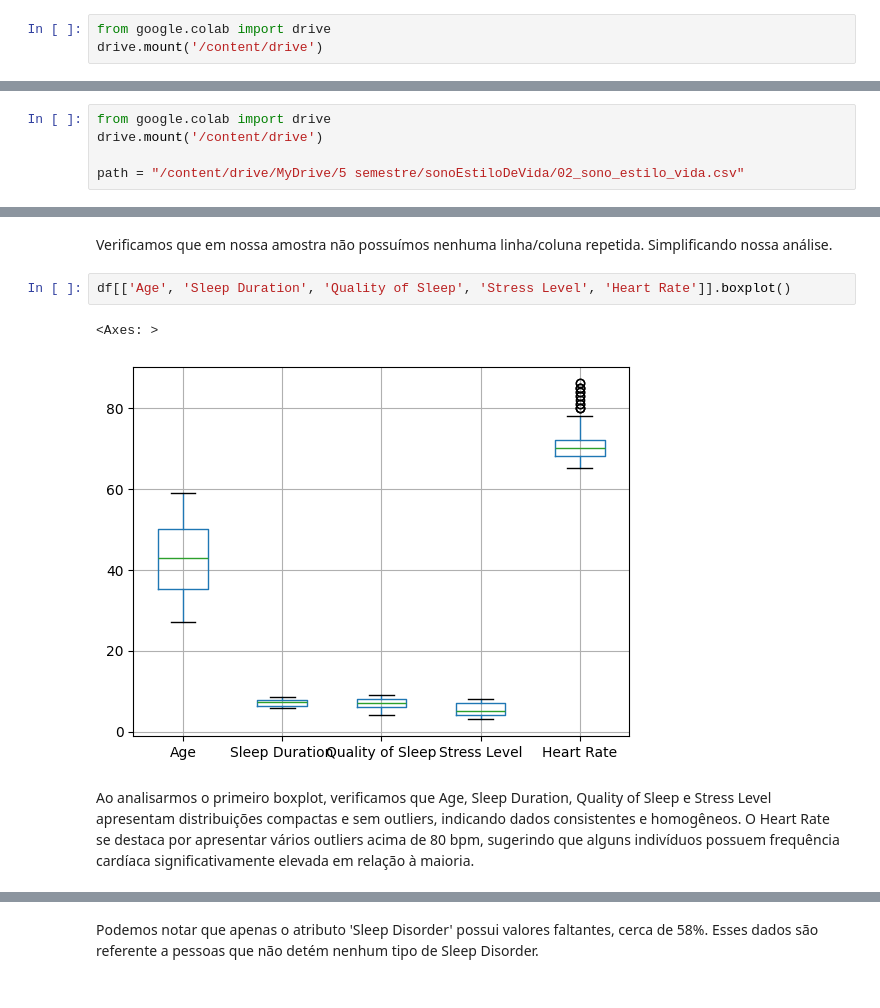
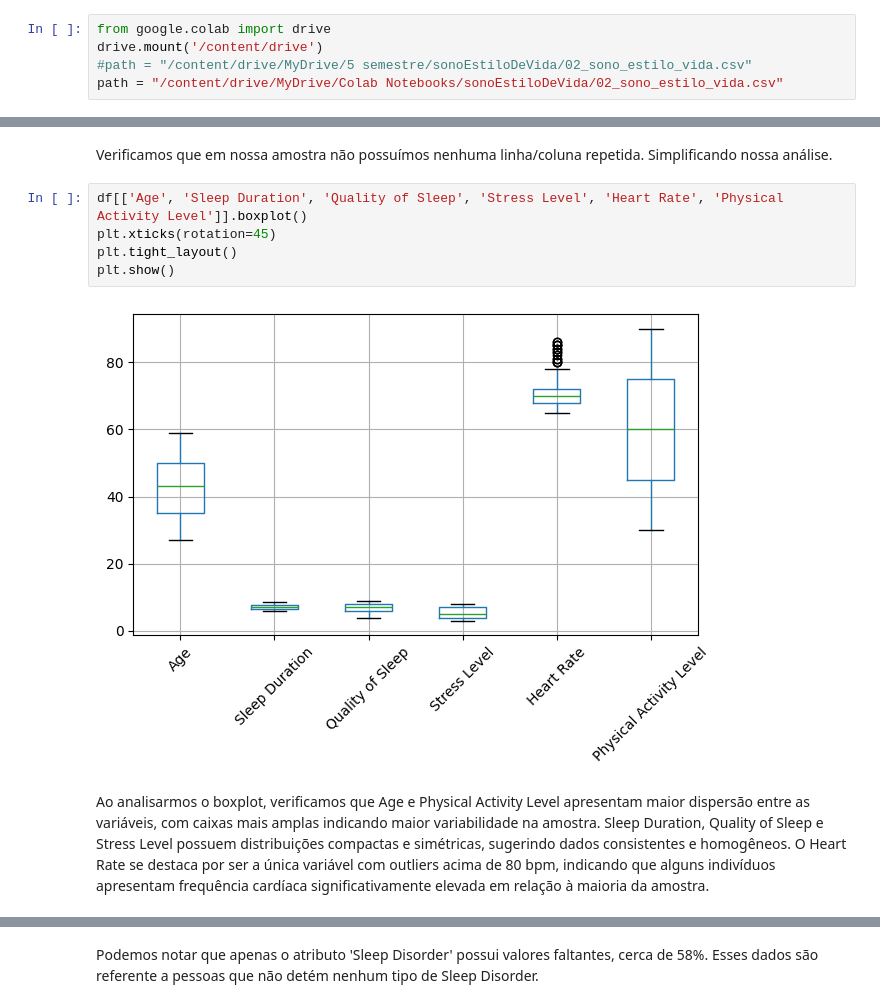
Before and after one commit to enzobanin/AnaliseDeDados, a Jupyter notebook: sonoEstiloDeVida.ipynb, the cells around one changed output, grey strips where cells are left out. Cells and saved outputs as stored; diff of their text form.

```diff
--- a/sonoEstiloDeVida.ipynb
+++ b/sonoEstiloDeVida.ipynb
@@ -32,6 +32,8 @@ usada para explorar a relação entre qualidade de vida e distúrbios do sono.
 # %%
 from google.colab import drive
 drive.mount('/content/drive')
+#path = "/content/drive/MyDrive/5 semestre/sonoEstiloDeVida/02_sono_estilo_vida.csv"
+path = "/content/drive/MyDrive/Colab Notebooks/sonoEstiloDeVida/02_sono_estilo_vida.csv"
 # %% [output]
 Mounted at /content/drive
 # %%
@@ -39,8 +41,3 @@ import pandas as pd
 import numpy as np
 import matplotlib.pyplot as plt
 import seaborn as sns
-# %%
-from google.colab import drive
-drive.mount('/content/drive')
-
-path = "/content/drive/MyDrive/5 semestre/sonoEstiloDeVida/02_sono_estilo_vida.csv"
@@ -117,10 +112,12 @@ np.int64(0)
 # %% [markdown]
 Verificamos que em nossa amostra não possuímos nenhuma linha/coluna repetida. Simplificando nossa análise.
 # %%
-df[['Age', 'Sleep Duration', 'Quality of Sleep', 'Stress Level', 'Heart Rate']].boxplot()
+df[['Age', 'Sleep Duration', 'Quality of Sleep', 'Stress Level', 'Heart Rate', 'Physical Activity Level']].boxplot()
+plt.xticks(rotation=45)
+plt.tight_layout()
+plt.show()
 # %% [output]
-<Axes: >
-[figure, old version]
+[figure, new version]
 # %% [markdown]
-Ao analisarmos o primeiro boxplot, verificamos que Age, Sleep Duration, Quality of Sleep e Stress Level apresentam distribuições compactas e sem outliers, indicando dados consistentes e homogêneos. O Heart Rate se destaca por apresentar vários outliers acima de 80 bpm, sugerindo que alguns indivíduos possuem frequência cardíaca significativamente elevada em relação à maioria.
+Ao analisarmos o boxplot, verificamos que Age e Physical Activity Level apresentam maior dispersão entre as variáveis, com caixas mais amplas indicando maior variabilidade na amostra. Sleep Duration, Quality of Sleep e Stress Level possuem distribuições compactas e simétricas, sugerindo dados consistentes e homogêneos. O Heart Rate se destaca por ser a única variável com outliers acima de 80 bpm, indicando que alguns indivíduos apresentam frequência cardíaca significativamente elevada em relação à maioria da amostra.
 # %%
```
Also changed, not shown: parts of 19 cells of this notebook.
